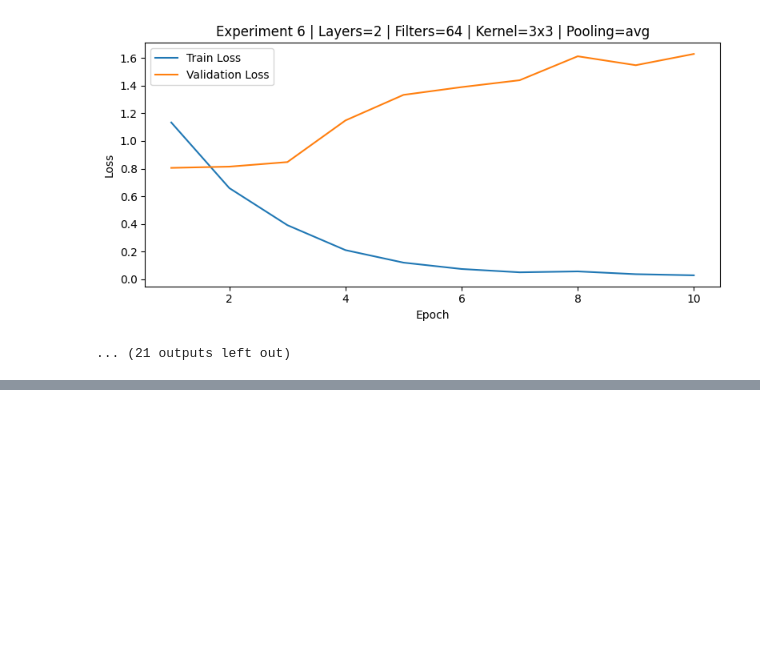
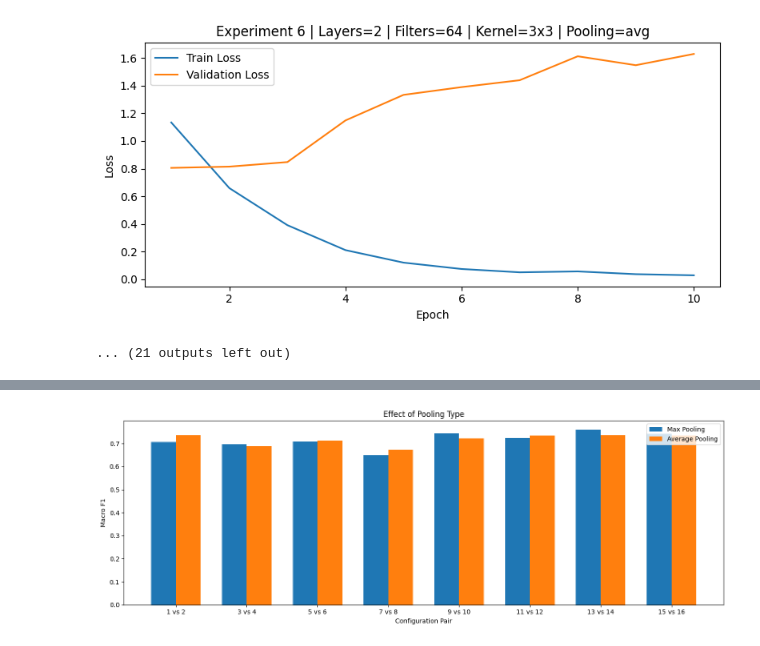
Before and after one commit to Rusmn/ML-Tubes-2_RecursiveLearnaholic, a Jupyter notebook: notebooks/0X_cnn_visualization.ipynb, the cells around one changed output, grey strips where cells are left out. Saved outputs shown, nothing was run; the diff lists cells and outputs as text; code cells hidden in the pictures; blank space fills up the shorter version.

```diff
--- a/notebooks/0X_cnn_visualization.ipynb
+++ b/notebooks/0X_cnn_visualization.ipynb
@@ -144,0 +320,23 @@ print(f"\n[SUCCESS] Visualizations saved to:\n{SAVE_DIR}")
+# %%
+pooling_index_pairs = [
+    (1, 2),
+    (3, 4),
+    (5, 6),
+    (7, 8),
+    (9, 10),
+    (11, 12),
+    (13, 14),
+    (15, 16),
+]
+
+pooling_pairs = build_pairs(pooling_index_pairs)
+
+plot_pairwise_comparison(
+    pairs=pooling_pairs,
+    title="Effect of Pooling Type",
+    left_label="Max Pooling",
+    right_label="Average Pooling",
+    filename="cnn_effect_pooling.png"
+)
+# %% [output]
+[figure, added]
```
Also changed, not shown: parts of 5 cells of this notebook, 4 other files.
